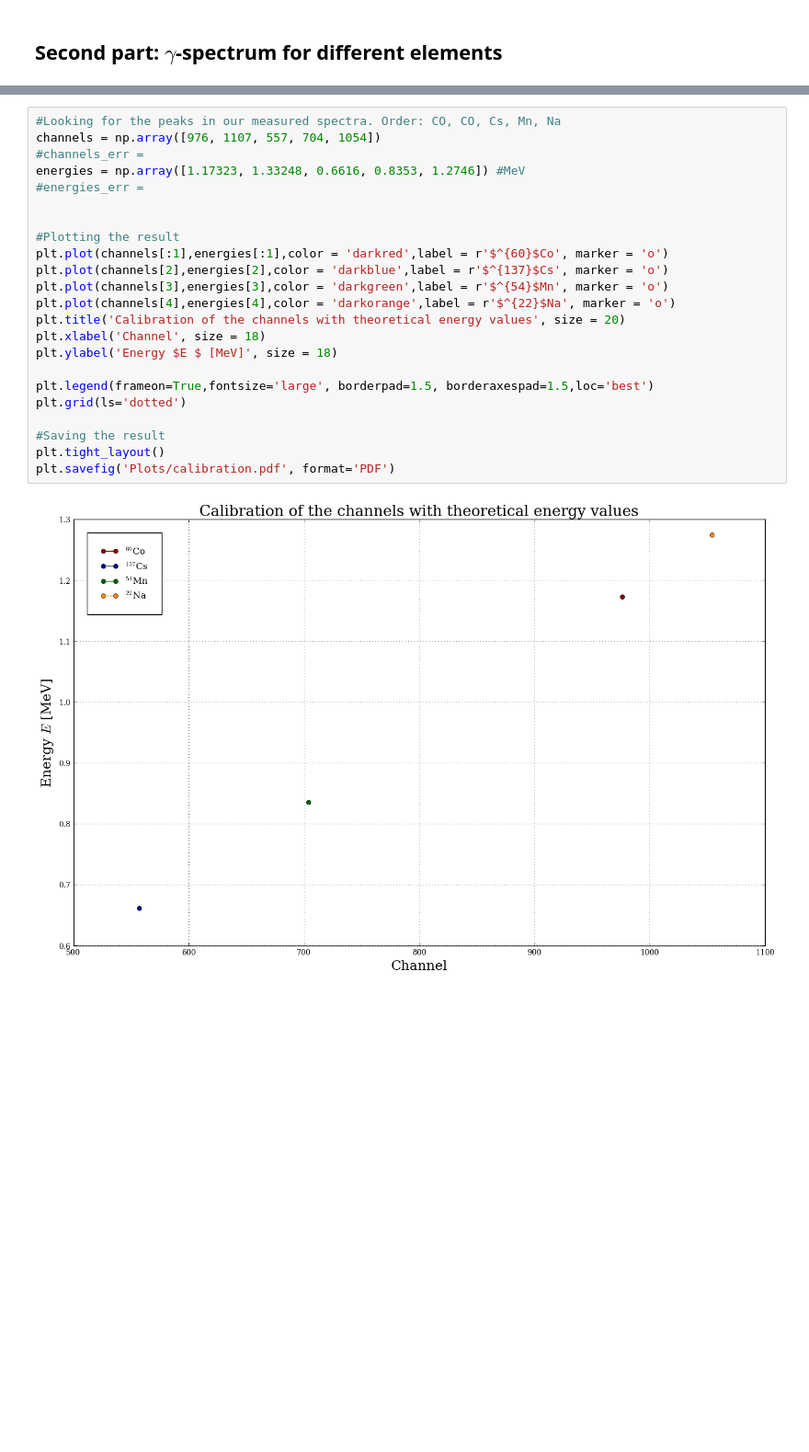
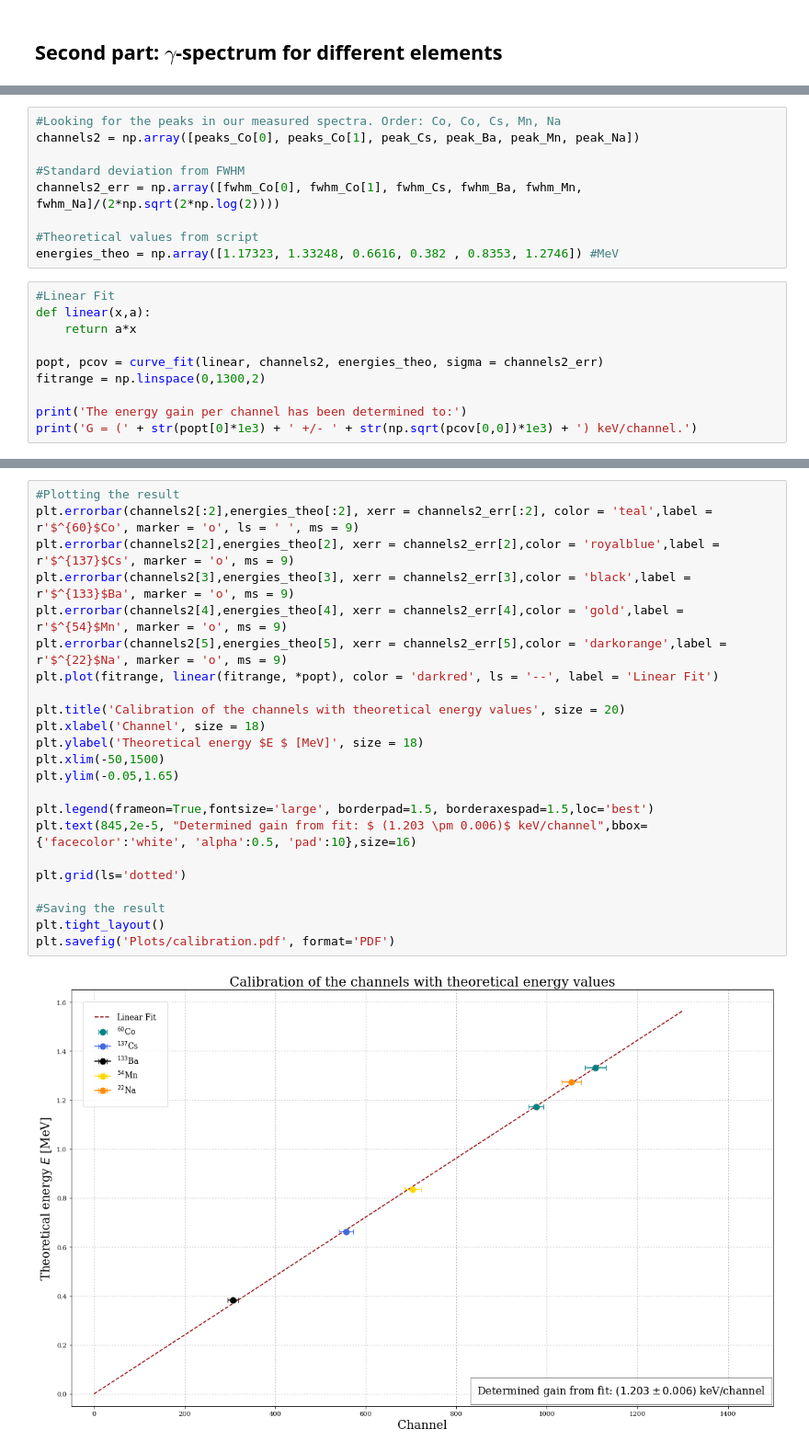
Before and after one commit to mathieukaltschmidt/FP-physics-lab-course, a Jupyter notebook: F82 Coincidence Spektrometer/Python/F82.ipynb, the cells around one changed output, grey strips where cells are left out. Shown at 92% size. Cells and saved outputs as stored; diff of their text form; blank space fills up the shorter version.

```diff
--- a/F82 Coincidence Spektrometer/Python/F82.ipynb
+++ b/F82 Coincidence Spektrometer/Python/F82.ipynb
@@ -20,0 +138,19 @@ We need to determine a calibration line for with our results of the measurement
+# %%
+#Looking for the peaks in our measured spectra. Order: Co, Co, Cs, Mn, Na
+channels2 = np.array([peaks_Co[0], peaks_Co[1], peak_Cs, peak_Ba, peak_Mn, peak_Na])
+
+#Standard deviation from FWHM
+channels2_err = np.array([fwhm_Co[0], fwhm_Co[1], fwhm_Cs, fwhm_Ba, fwhm_Mn, fwhm_Na]/(2*np.sqrt(2*np.log(2))))
+
+#Theoretical values from script
+energies_theo = np.array([1.17323, 1.33248, 0.6616, 0.382 , 0.8353, 1.2746]) #MeV
+# %%
+#Linear Fit
+def linear(x,a):
+    return a*x
+
+popt, pcov = curve_fit(linear, channels2, energies_theo, sigma = channels2_err)
+fitrange = np.linspace(0,1300,2)
+
+print('The energy gain per channel has been determined to:')
+print('G = (' + str(popt[0]*1e3) + ' +/- ' + str(np.sqrt(pcov[0,0])*1e3) + ') keV/channel.')
@@ -21,25 +160,25 @@ We need to determine a calibration line for with our results of the measurement
 # %%
-#Looking for the peaks in our measured spectra. Order: CO, CO, Cs, Mn, Na
-channels = np.array([976, 1107, 557, 704, 1054])
-#channels_err =
-energies = np.array([1.17323, 1.33248, 0.6616, 0.8353, 1.2746]) #MeV
-#energies_err =
+#Plotting the result
+plt.errorbar(channels2[:2],energies_theo[:2], xerr = channels2_err[:2], color = 'teal',label = r'$^{60}$Co', marker = 'o', ls = ' ', ms = 9)
+plt.errorbar(channels2[2],energies_theo[2], xerr = channels2_err[2],color = 'royalblue',label = r'$^{137}$Cs', marker = 'o', ms = 9)
+plt.errorbar(channels2[3],energies_theo[3], xerr = channels2_err[3],color = 'black',label = r'$^{133}$Ba', marker = 'o', ms = 9)
+plt.errorbar(channels2[4],energies_theo[4], xerr = channels2_err[4],color = 'gold',label = r'$^{54}$Mn', marker = 'o', ms = 9)
+plt.errorbar(channels2[5],energies_theo[5], xerr = channels2_err[5],color = 'darkorange',label = r'$^{22}$Na', marker = 'o', ms = 9)
+plt.plot(fitrange, linear(fitrange, *popt), color = 'darkred', ls = '--', label = 'Linear Fit')
 
-
-#Plotting the result
-plt.plot(channels[:1],energies[:1],color = 'darkred',label = r'$^{60}$Co', marker = 'o')
-plt.plot(channels[2],energies[2],color = 'darkblue',label = r'$^{137}$Cs', marker = 'o')
-plt.plot(channels[3],energies[3],color = 'darkgreen',label = r'$^{54}$Mn', marker = 'o')
-plt.plot(channels[4],energies[4],color = 'darkorange',label = r'$^{22}$Na', marker = 'o')
 plt.title('Calibration of the channels with theoretical energy values', size = 20)
 plt.xlabel('Channel', size = 18)
-plt.ylabel('Energy $E $ [MeV]', size = 18)
+plt.ylabel('Theoretical energy $E $ [MeV]', size = 18)
+plt.xlim(-50,1500)
+plt.ylim(-0.05,1.65)
 
 plt.legend(frameon=True,fontsize='large', borderpad=1.5, borderaxespad=1.5,loc='best')
+plt.text(845,2e-5, "Determined gain from fit: $ (1.203 \pm 0.006)$ keV/channel",bbox={'facecolor':'white', 'alpha':0.5, 'pad':10},size=16)
+
 plt.grid(ls='dotted')
 
 #Saving the result
 plt.tight_layout()
 plt.savefig('Plots/calibration.pdf', format='PDF')
 # %% [output]
-[figure, old version]
+[figure, new version]
```
Also changed, not shown: parts of 32 cells of this notebook, 27 other files.
